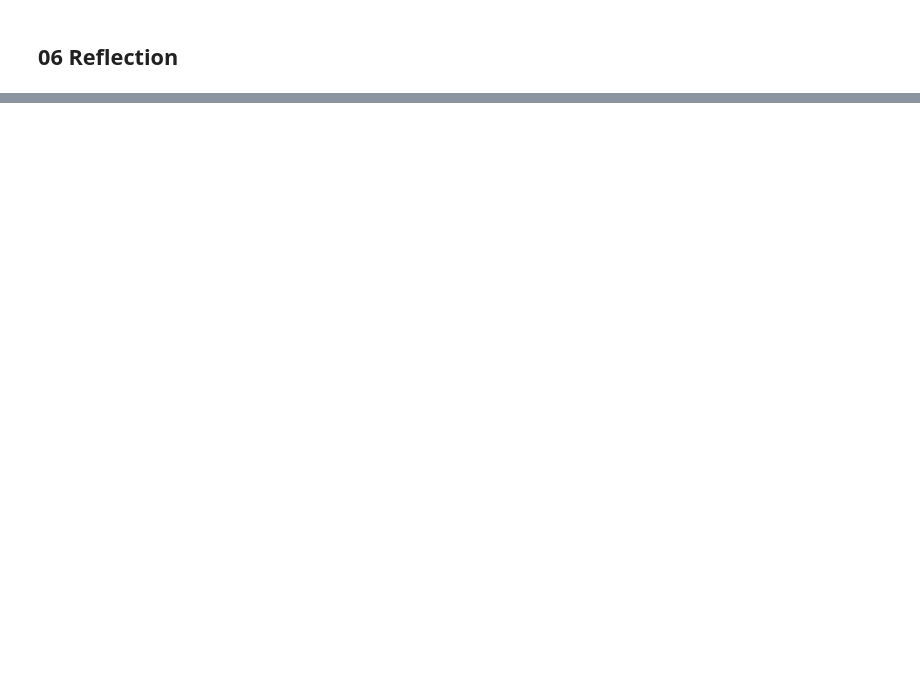
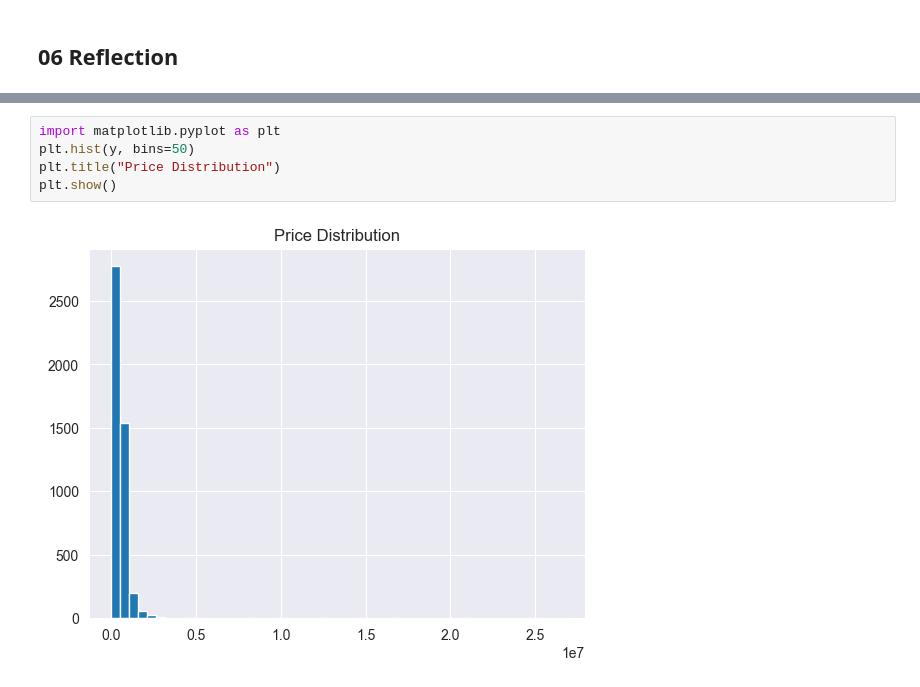
Before and after one commit to Ngoc901/dhbw-3rd-semester-data-science, a Jupyter notebook: 17.10/Housing_Decision_Tree.ipynb, the cells around one changed output, grey strips where cells are left out. Drawn from its saved outputs; the diff is of its cells as text; blank space fills up the shorter version.

```diff
--- a/17.10/Housing_Decision_Tree.ipynb
+++ b/17.10/Housing_Decision_Tree.ipynb
@@ -330,0 +394,7 @@ Current decision tree has low predictive power (R² ≈ 0.02).
+# %%
+import matplotlib.pyplot as plt
+plt.hist(y, bins=50)
+plt.title("Price Distribution")
+plt.show()
+# %% [output]
+[figure, added]
```
Also changed, not shown: parts of 15 cells of this notebook.
